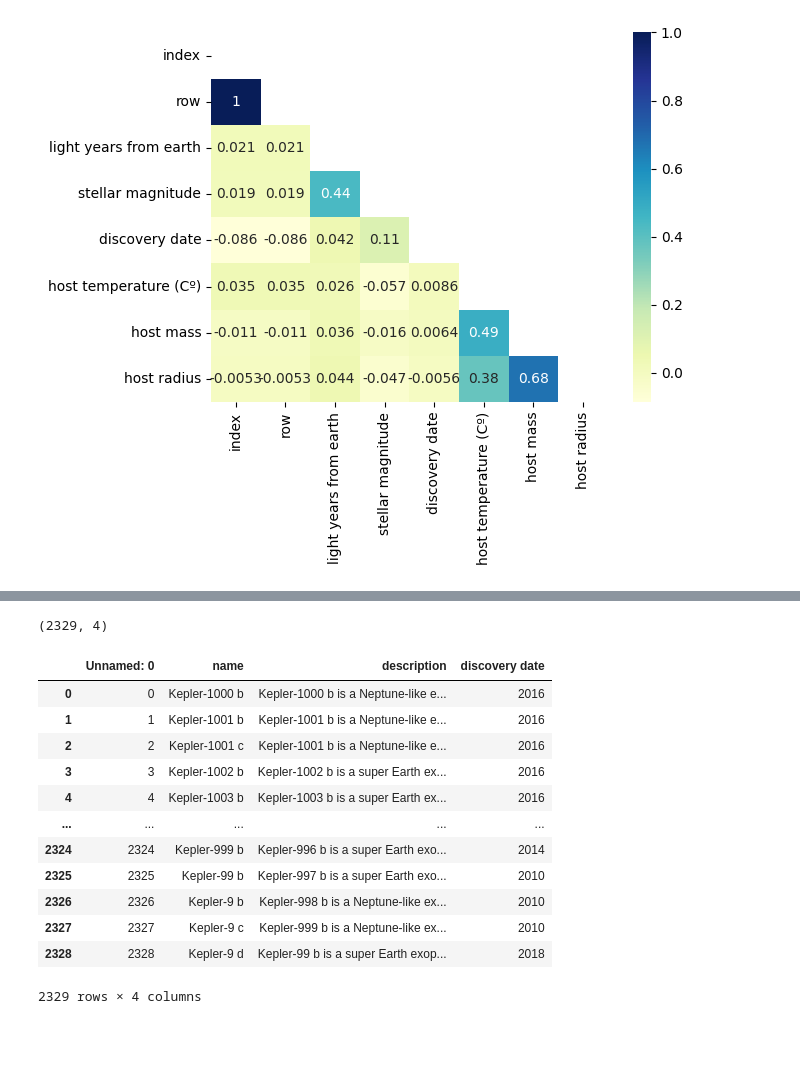
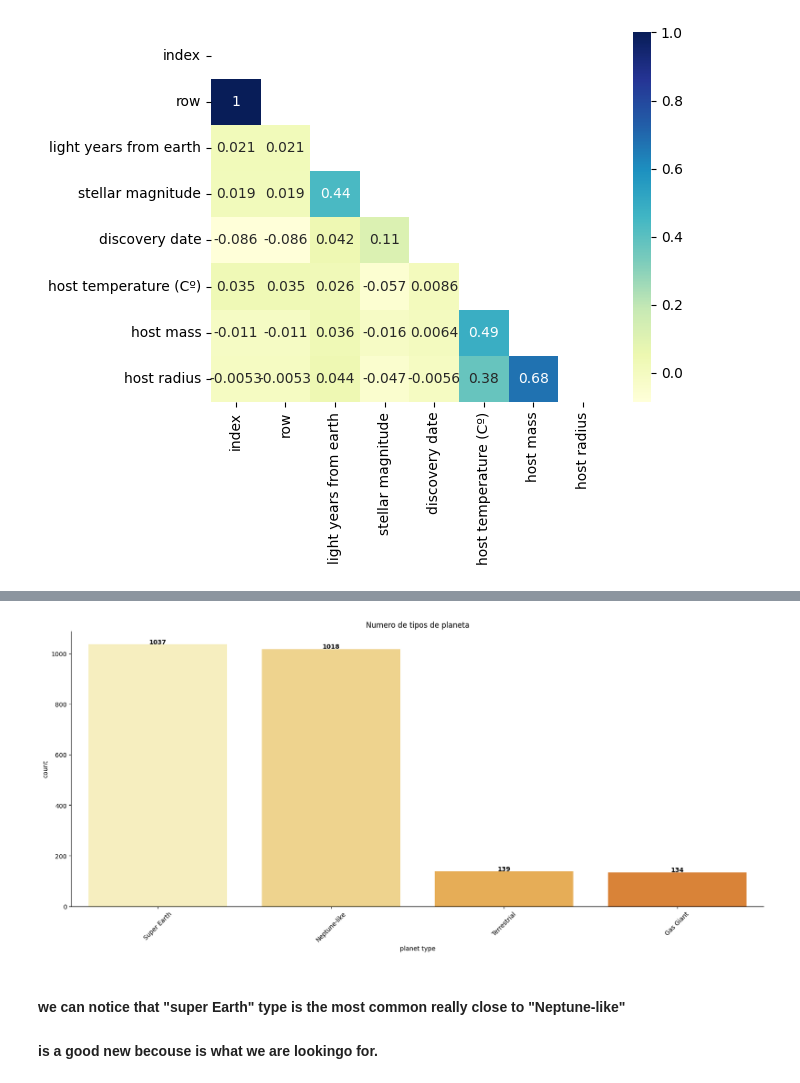
Before and after one commit to ppastorcarrillo/NASA-ETL-Ironhack, a Jupyter notebook: notebooks/NASA 2.0.ipynb, the cells around one changed output, grey strips where cells are left out. Drawn from its saved outputs; the diff is of its cells as text; code cells hidden in the pictures; blank space fills up the shorter version.

```diff
--- a/notebooks/NASA 2.0.ipynb
+++ b/notebooks/NASA 2.0.ipynb
@@ -78,2 +29,0 @@ def limpiar_primer(i):
-# %%
-df["split"]=df["planet mass"].apply(limpiar_primer)
@@ -106,2 +29,0 @@ scraping = abrir_csv("../csv/scraping.csv")
-# %%
-df.rename(columns = {"koi_prad" : "radio planeta"}, inplace = True)
@@ -158,4 +29,0 @@ for i in df["host temperature (Cº)"]:
-# %%
-df["host temperature (Cº)"] = temperatura
-# %%
-df["tipo tamaño"] = tamaño
@@ -209,21 +50,0 @@ df.head()
-# %%
-scraping = pd.read_csv("../csv/scraping.csv")
-scraping.shape
-# %% [output]
-(2329, 4)
-# %%
-scraping
-# %% [output]
-|  | Unnamed: 0 | name | description | discovery date |
-| 0 | 0 | Kepler-1000 b | Kepler-1000 b is a Neptune-like e... | 2016 |
-| 1 | 1 | Kepler-1001 b | Kepler-1001 b is a Neptune-like e... | 2016 |
-| 2 | 2 | Kepler-1001 c | Kepler-1001 b is a Neptune-like e... | 2016 |
-| 3 | 3 | Kepler-1002 b | Kepler-1002 b is a super Earth ex... | 2016 |
-| 4 | 4 | Kepler-1003 b | Kepler-1003 b is a super Earth ex... | 2016 |
-| ... | ... | ... | ... | ... |
-| 2324 | 2324 | Kepler-999 b | Kepler-996 b is a super Earth exo... | 2014 |
-| 2325 | 2325 | Kepler-99 b | Kepler-997 b is a super Earth exo... | 2010 |
-| 2326 | 2326 | Kepler-9 b | Kepler-998 b is a Neptune-like ex... | 2010 |
-| 2327 | 2327 | Kepler-9 c | Kepler-999 b is a Neptune-like ex... | 2010 |
-| 2328 | 2328 | Kepler-9 d | Kepler-99 b is a super Earth exop... | 2018 |
-2329 rows × 4 columns
@@ -233,0 +51,27 @@ definitiva.to_csv("definitivo.csv")
+# %%
+plt.figure(figsize =(20,8)) # para establecer el tamaño de la gráfica
+fig = sns.countplot(data = df, x = "planet type",
+                    palette=sns.color_palette("YlOrBr"),
+                    order = df["planet type"].value_counts().index)
+plt.xticks(rotation=45) # para girar las etiquetas del eje-x
+plt.title("Numero de tipos de planeta")
+
+ejex = df["planet type"].value_counts().index.tolist()
+ejey = df["planet type"].value_counts().values.tolist()
+
+for valor, etiqueta in zip(range(len(ejex)), ejey):
+    fig.annotate(etiqueta, # el valor que queremos poner encima de las barras
+                 (valor, etiqueta + 2), # las coordenadas de las posiciones de las etiquetas
+                 fontweight = "bold" , # si queremos la letra en negrita
+
+                 horizontalalignment='center' ) # para centrar la leyenda en el centro de la barra
+# para quitar los ejes de arriba y de la derecha
+fig.spines['top'].set_visible(False)
+fig.spines['right'].set_visible(False)
+
+plt.show();
+# %% [output]
+[figure, added]
+# %% [markdown]
+#### we can notice that "super Earth" type is the most common really close to "Neptune-like"
+#### is a good new becouse is what we are lookingo for.
```
Also changed, not shown: parts of 44 cells of this notebook, 11 other files.
